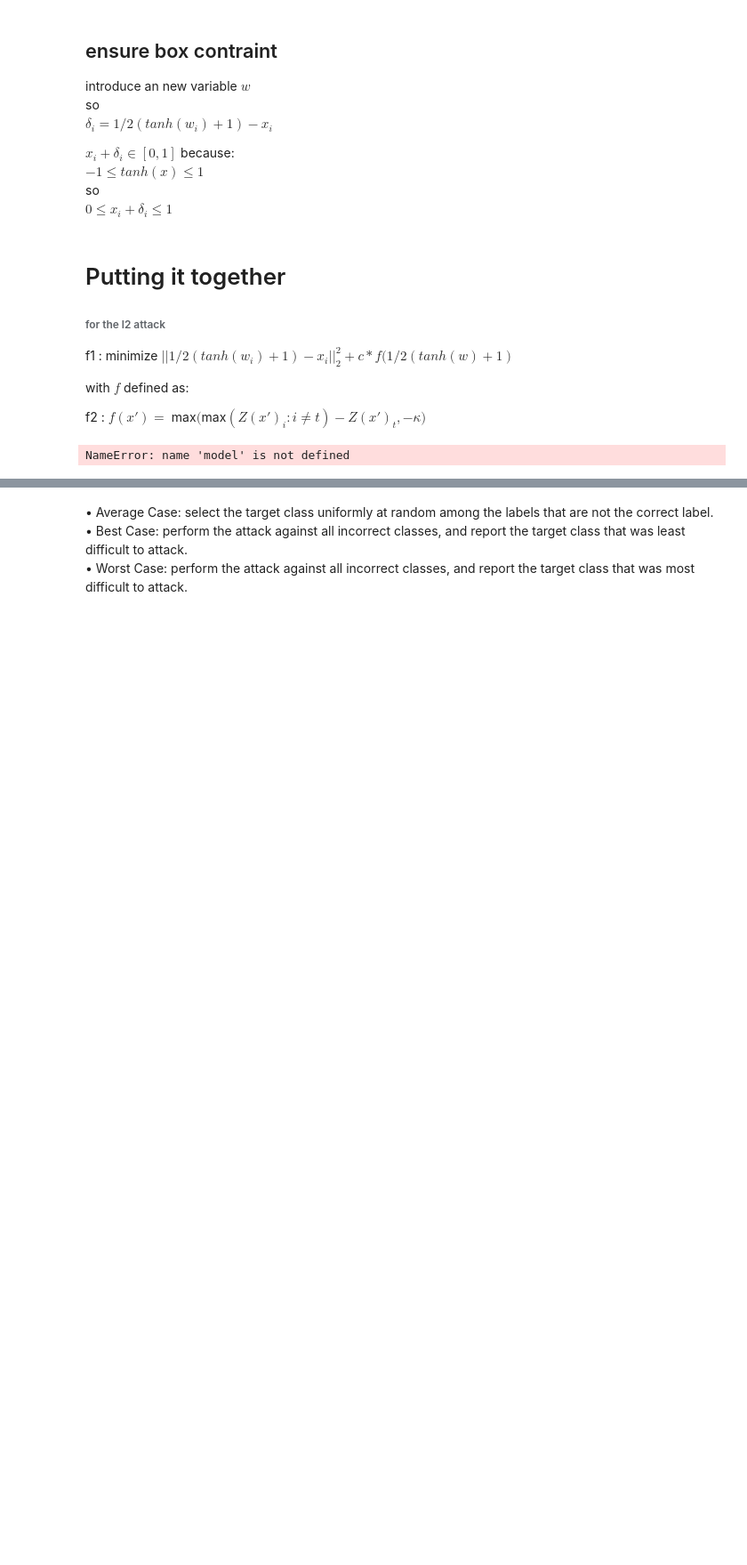
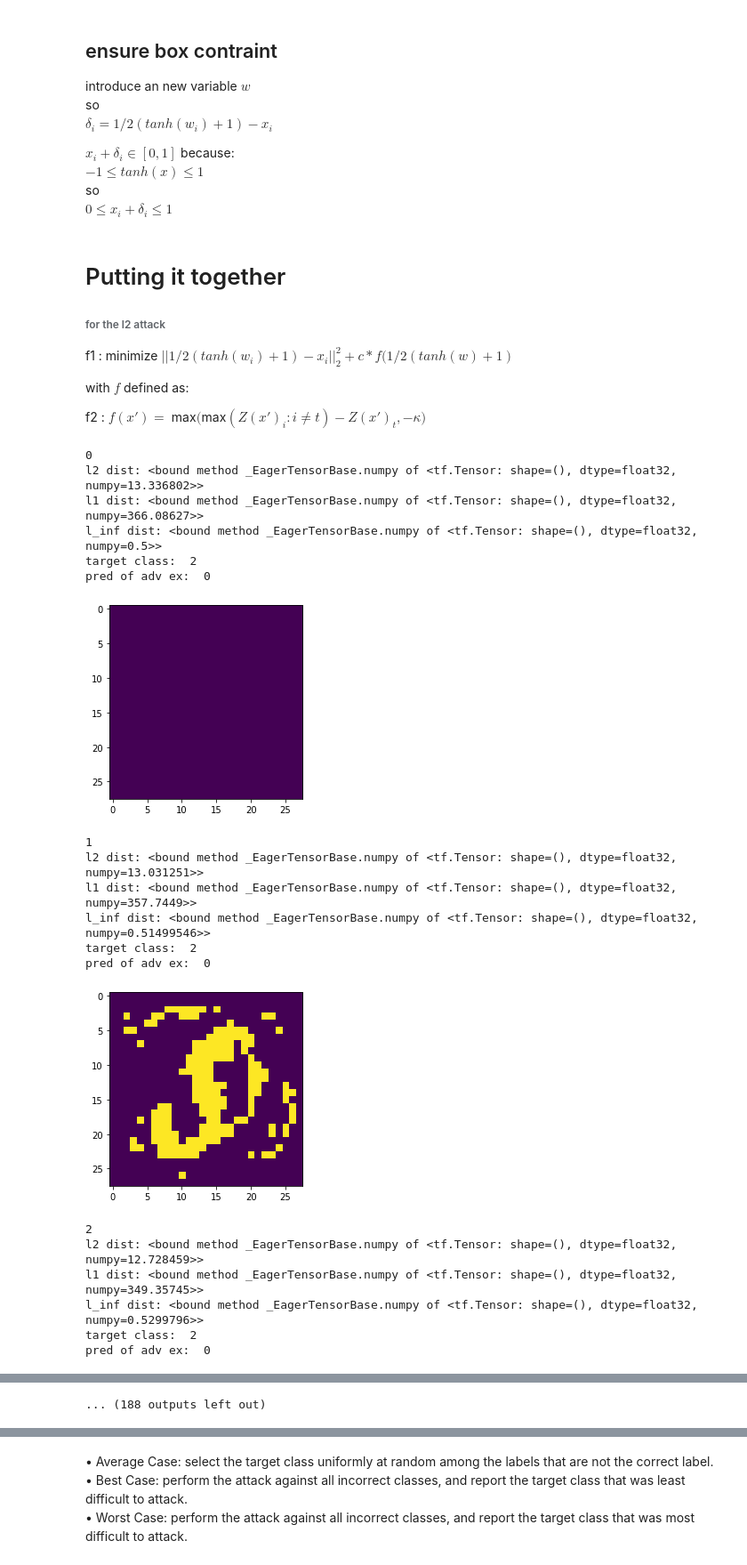
Before and after one commit to FlorianMerkle/network-pruning-and-robustness, a Jupyter notebook: Adversarial/c&w l2.ipynb, the cells around one changed output, grey strips where cells are left out. Shown at 89% size. Saved outputs shown, nothing was run; the diff lists cells and outputs as text; code cells hidden in the pictures; blank space fills up the shorter version.

```diff
--- a/Adversarial/c&w l2.ipynb
+++ b/Adversarial/c&w l2.ipynb
@@ -139,7 +139,7 @@ def f2(adv_x, target):
 
     return tf.math.maximum(logit_of_best_other - logit_of_target, 0 )
 # %%
-#x = tf.convert_to_tensor(tf.expand_dims(x_train[1], axis=0), tf.float32)
+x = tf.convert_to_tensor(tf.expand_dims(x_train[1], axis=0), tf.float32)
 w = tf.Variable(initial_value=tf.zeros(x.shape))
 #print(modifier)
 show_adv = []
@@ -155,31 +155,50 @@ for i in range(100):
         preds = model(adv_image)
         const= 1
         loss = loss_function(x=x, adv_image=adv_image, const=const, target=target)
         l2_distance = tf.norm(adv_image - x).numpy
         linf_distance = tf.norm(adv_image - x, ord=np.inf).numpy
         l1_distance = tf.norm(adv_image - x, ord=1).numpy
 
         #loss = alternate_loss_fn(adv_image, x)
         #print(loss)
         grads = tape.gradient(loss, w)
         optimizer.apply_gradients([(grads, w)])
         #print(modifier)
         #print('loss:',loss.numpy())
         #print('clean',np.argmax(model(x)))
         print('l2 dist:', l2_distance)
         print('l1 dist:', l1_distance)
         print('l_inf dist:', linf_distance)
         print('target class: ',target)
         print('pred of adv ex: ',np.argmax(model(adv_image)))
         #print('adv',tf.nn.softmax(model(adv_image)))
         #print(adv_image)
         plt.figure()
         plt.imshow(tf.reshape(adv_image, (28,28)))
         plt.show()
         #show_adv = adv_image
         #print('pred:',np.argmax(tf.nn.softmax(model(adv_image))))#
         #print(show_adv)
 #print(show_adv)
 #plt.show()
 # %% [output]
-NameError: name 'model' is not defined
+0
+l2 dist: <bound method _EagerTensorBase.numpy of <tf.Tensor: shape=(), dtype=float32, numpy=13.336802>>
+l1 dist: <bound method _EagerTensorBase.numpy of <tf.Tensor: shape=(), dtype=float32, numpy=366.08627>>
+l_inf dist: <bound method _EagerTensorBase.numpy of <tf.Tensor: shape=(), dtype=float32, numpy=0.5>>
+target class:  2
+pred of adv ex:  0
+[figure, added]
+1
+l2 dist: <bound method _EagerTensorBase.numpy of <tf.Tensor: shape=(), dtype=float32, numpy=13.031251>>
+l1 dist: <bound method _EagerTensorBase.numpy of <tf.Tensor: shape=(), dtype=float32, numpy=357.7449>>
+l_inf dist: <bound method _EagerTensorBase.numpy of <tf.Tensor: shape=(), dtype=float32, numpy=0.51499546>>
+target class:  2
+pred of adv ex:  0
+[figure, added]
+2
+l2 dist: <bound method _EagerTensorBase.numpy of <tf.Tensor: shape=(), dtype=float32, numpy=12.728459>>
+l1 dist: <bound method _EagerTensorBase.numpy of <tf.Tensor: shape=(), dtype=float32, numpy=349.35745>>
+l_inf dist: <bound method _EagerTensorBase.numpy of <tf.Tensor: shape=(), dtype=float32, numpy=0.5299796>>
+target class:  2
+pred of adv ex:  0
@@ -186 +227,2 @@ NameError: name 'model' is not defined
+... (188 outputs left out)
 # %%
```
Also changed, not shown: parts of 11 cells of this notebook, 14 other files.
